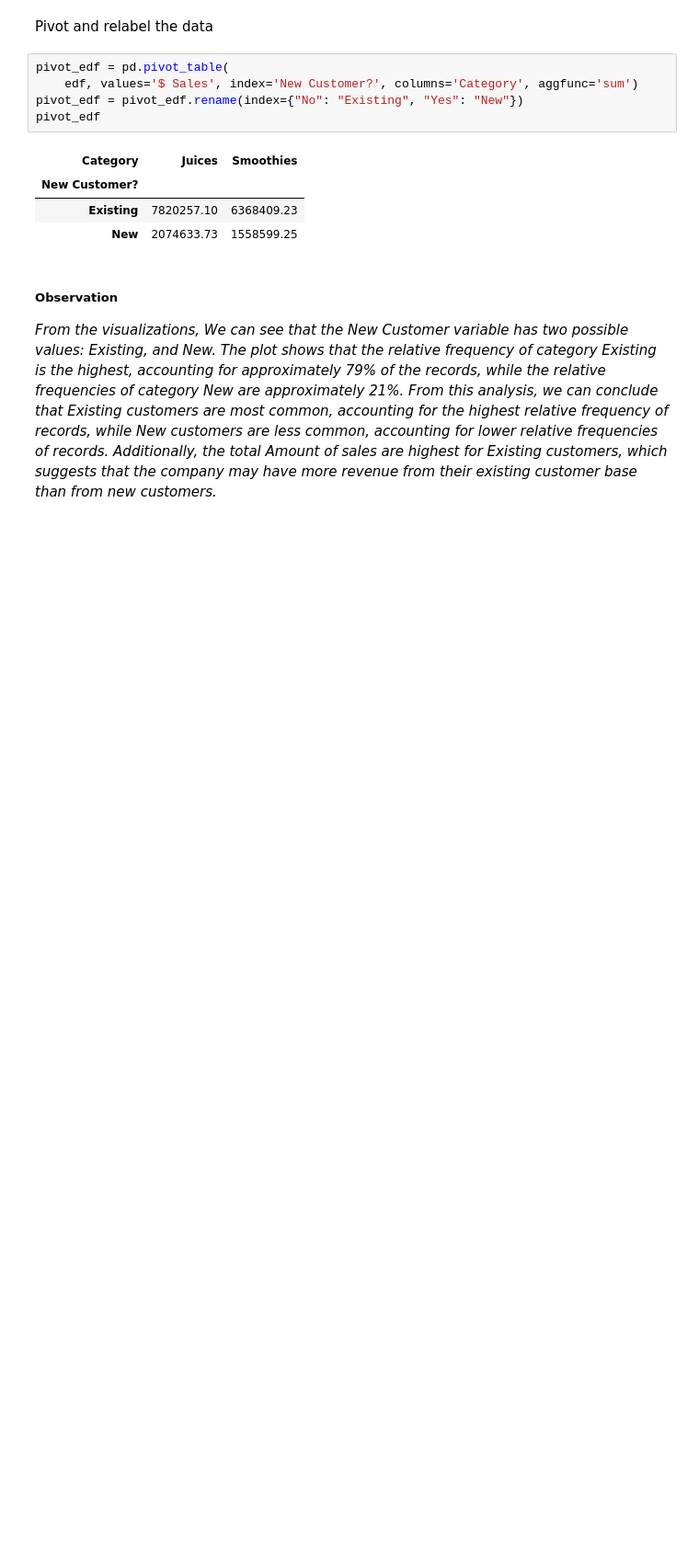
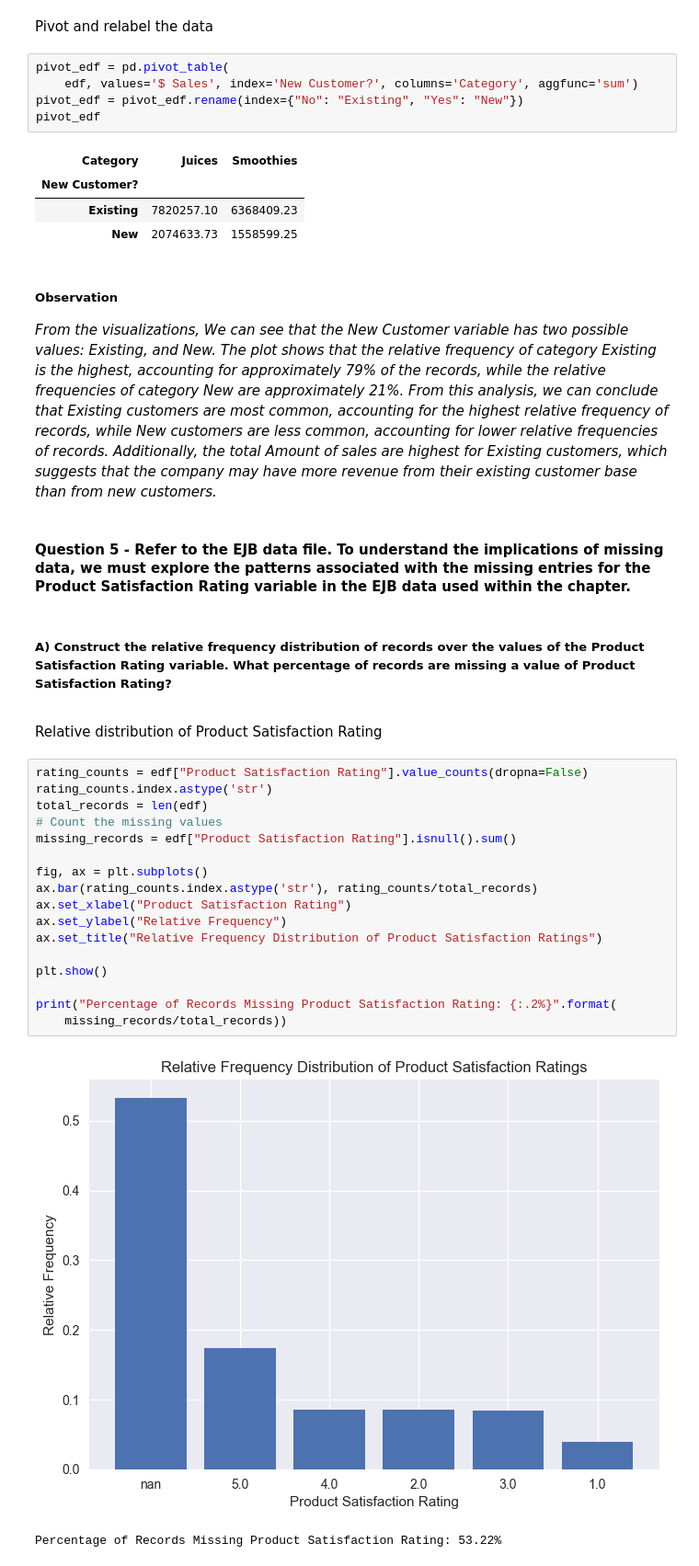
Before and after one commit to MutugiBrian/Data-Science-Prac, a Jupyter notebook: Prep.ipynb, the cells around one changed output. Shown at 92% size. Cells and saved outputs as stored; diff of their text form; blank space fills up the shorter version.

```diff
--- a/Prep.ipynb
+++ b/Prep.ipynb
@@ -329,3 +329,29 @@ From the visualizations, We can see that the New Customer variable has two possi
 From this analysis, we can conclude that Existing customers are most common, accounting for the highest relative frequency of records, while New customers are less common, accounting for lower relative frequencies of records.
 Additionally, the total Amount of sales are highest for Existing customers, which suggests that the company may have more revenue from their existing customer base than from new customers.
 </i>
+# %% [markdown]
+#### Question 5 - Refer to the EJB data file. To understand the implications of missing data, we must explore the patterns associated with the missing entries for the Product Satisfaction Rating variable in the EJB data used within the chapter.
+# %% [markdown]
+##### <p>A) Construct the relative frequency distribution of records over the values of the Product Satisfaction Rating variable. What percentage of records are missing a value of Product Satisfaction Rating?</p>
+# %% [markdown]
+Relative distribution of Product Satisfaction Rating
+# %%
+rating_counts = edf["Product Satisfaction Rating"].value_counts(dropna=False)
+rating_counts.index.astype('str')
+total_records = len(edf)
+# Count the missing values
+missing_records = edf["Product Satisfaction Rating"].isnull().sum()
+
+fig, ax = plt.subplots()
+ax.bar(rating_counts.index.astype('str'), rating_counts/total_records)
+ax.set_xlabel("Product Satisfaction Rating")
+ax.set_ylabel("Relative Frequency")
+ax.set_title("Relative Frequency Distribution of Product Satisfaction Ratings")
+
+plt.show()
+
+print("Percentage of Records Missing Product Satisfaction Rating: {:.2%}".format(
+    missing_records/total_records))
+# %% [output]
+[figure, added]
+Percentage of Records Missing Product Satisfaction Rating: 53.22%
```
Also changed, not shown: parts of 11 cells of this notebook, 1 other file.
